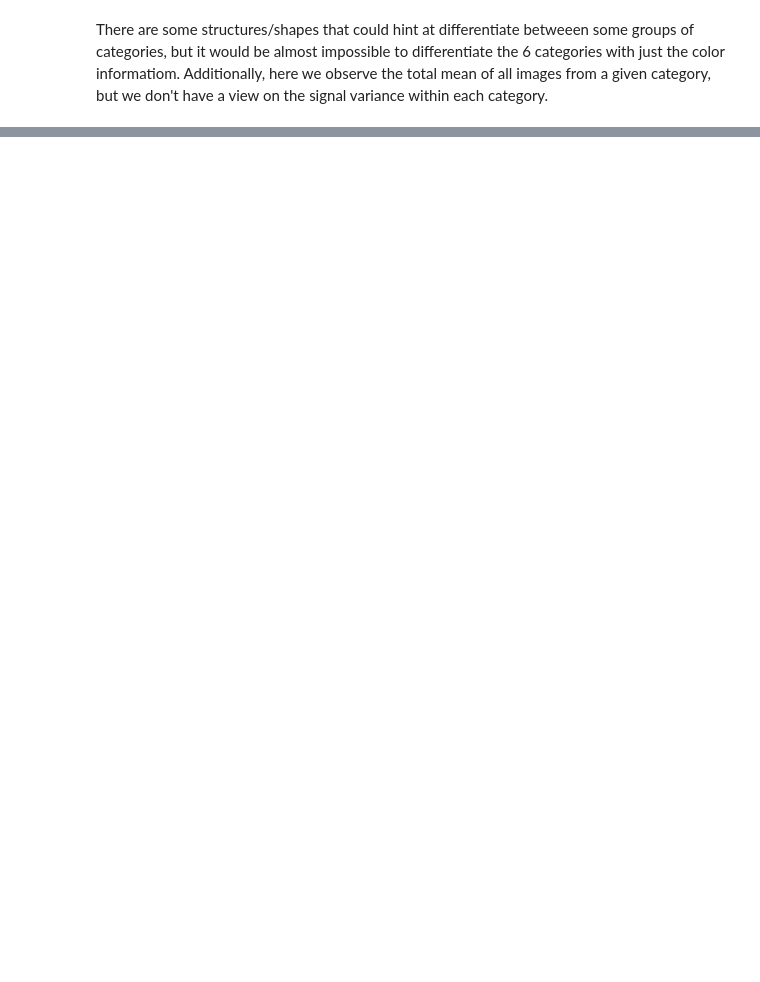
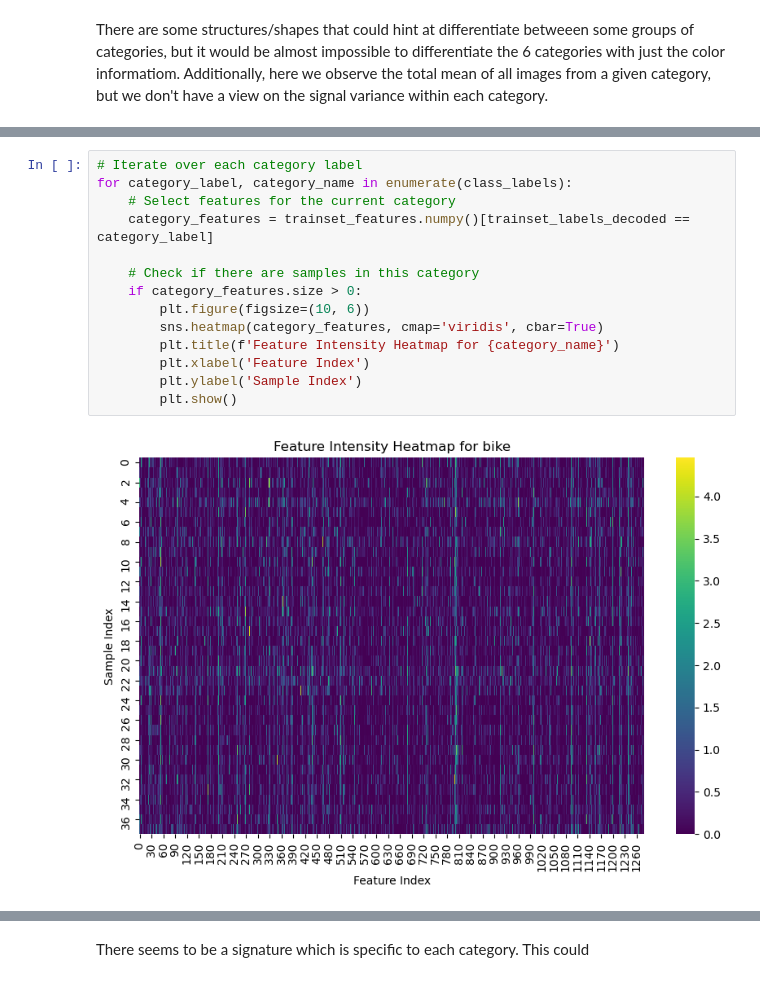
Before and after one commit to miguelfaf10/epfl_extension_school, a Jupyter notebook: 4_machine-learning-II_project/01-Data-exploration-and-feature-extraction.ipynb, the cells around one changed output, grey strips where cells are left out. Cells and saved outputs as stored; diff of their text form; blank space fills up the shorter version.

```diff
--- a/4_machine-learning-II_project/01-Data-exploration-and-feature-extraction.ipynb
+++ b/4_machine-learning-II_project/01-Data-exploration-and-feature-extraction.ipynb
@@ -190,0 +262,16 @@ Error:
+# %%
+# Iterate over each category label
+for category_label, category_name in enumerate(class_labels):
+    # Select features for the current category
+    category_features = trainset_features.numpy()[trainset_labels_decoded == category_label]
+
+    # Check if there are samples in this category
+    if category_features.size > 0:
+        plt.figure(figsize=(10, 6))
+        sns.heatmap(category_features, cmap='viridis', cbar=True)
+        plt.title(f'Feature Intensity Heatmap for {category_name}')
+        plt.xlabel('Feature Index')
+        plt.ylabel('Sample Index')
+        plt.show()
+# %% [output]
+[figure, added]
@@ -190,0 +283,2 @@ Error:
+# %% [markdown]
+There seems to be a signature which is specific to each category. This could
```
Also changed, not shown: parts of 15 cells of this notebook, 1 other file.
